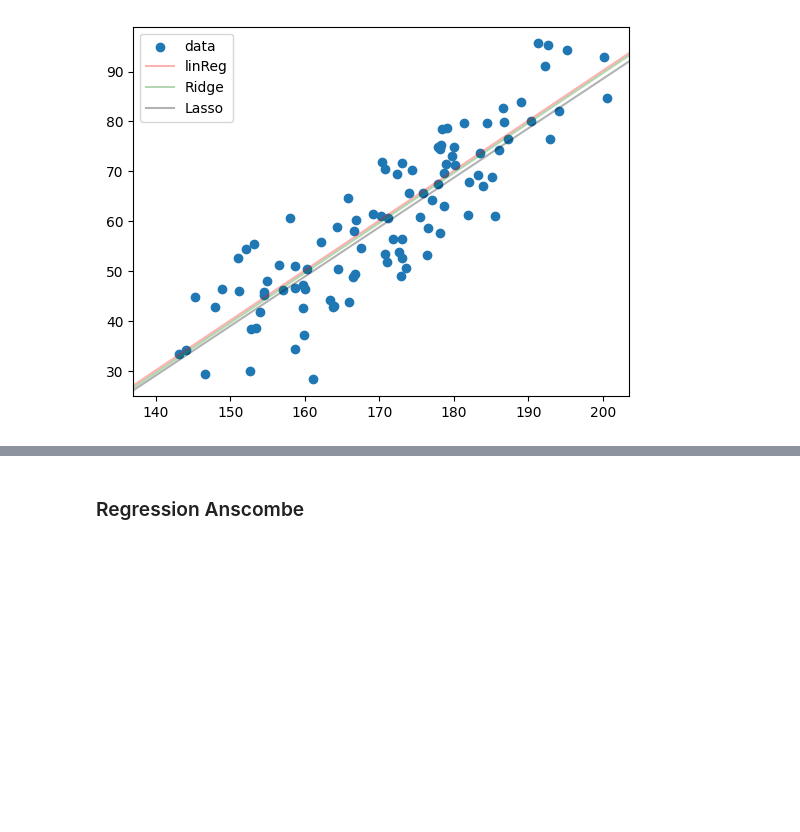
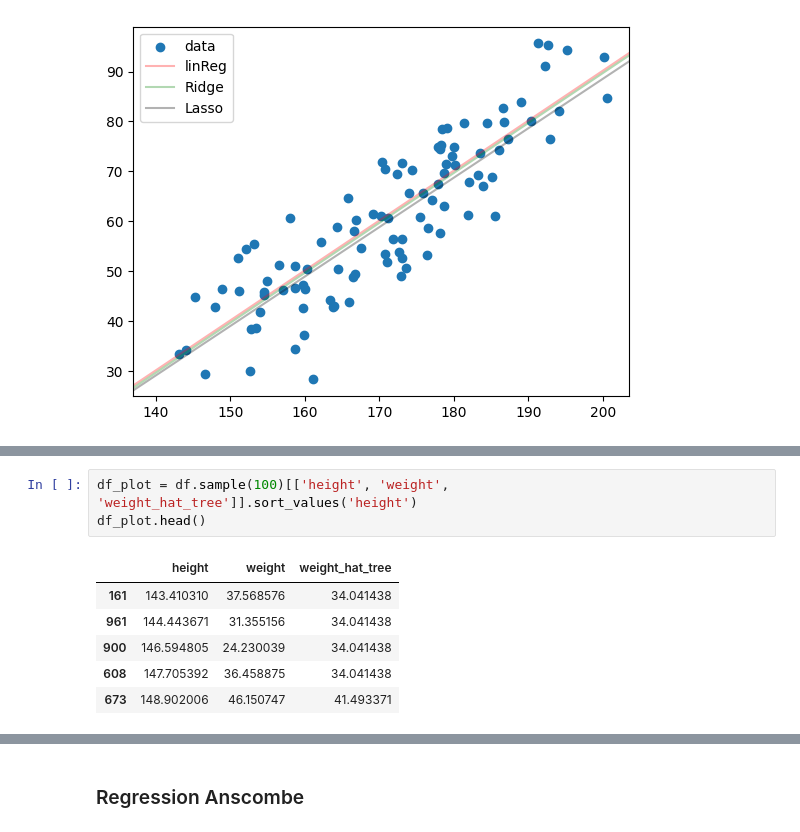
Before and after one commit to Biber76/MachineLearning, a Jupyter notebook: Regression.ipynb, the cells around one changed output, grey strips where cells are left out. Drawn from its saved outputs; the diff is of its cells as text; blank space fills up the shorter version.

```diff
--- a/Regression.ipynb
+++ b/Regression.ipynb
@@ -230,0 +245,10 @@ plt.show()
+# %%
+df_plot = df.sample(100)[['height', 'weight', 'weight_hat_tree']].sort_values('height')
+df_plot.head()
+# %% [output]
+|  | height | weight | weight_hat_tree |
+| 161 | 143.410310 | 37.568576 | 34.041438 |
+| 961 | 144.443671 | 31.355156 | 34.041438 |
+| 900 | 146.594805 | 24.230039 | 34.041438 |
+| 608 | 147.705392 | 36.458875 | 34.041438 |
+| 673 | 148.902006 | 46.150747 | 41.493371 |
```
Also changed, not shown: parts of 3 cells of this notebook.
